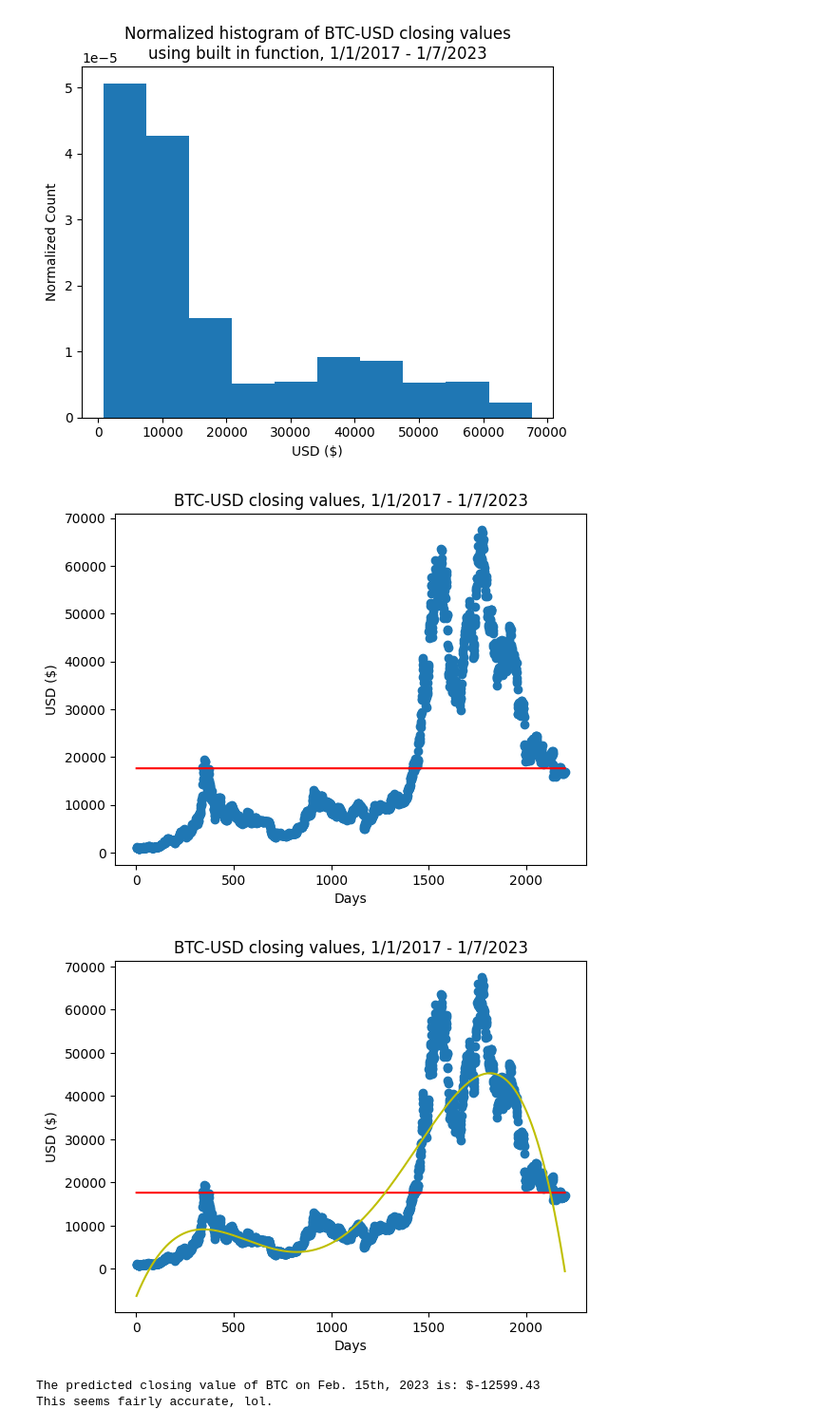
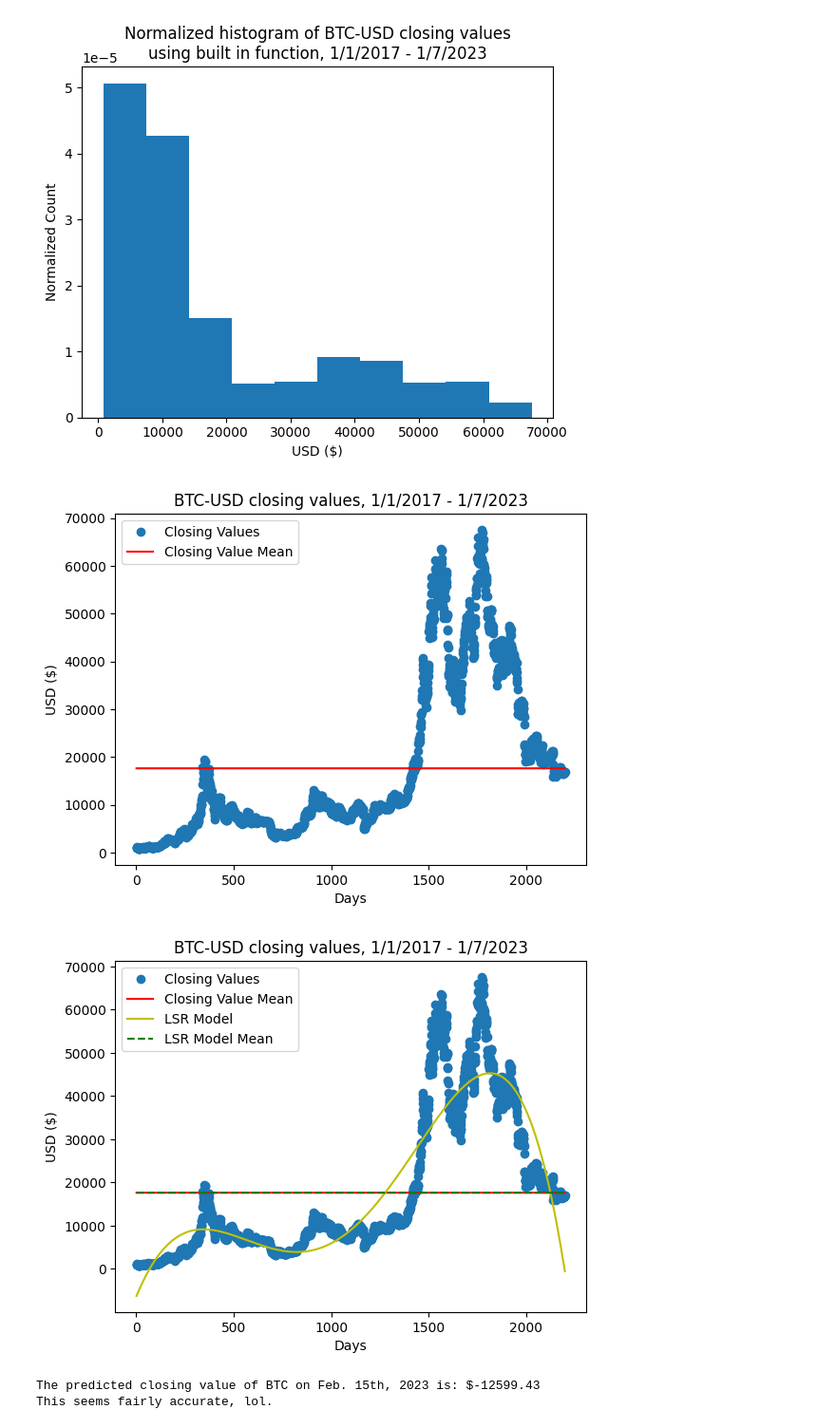
Before and after one commit to angelrodriguez0617/ECE-4850-Machine-Learning, a Jupyter notebook: project1/project1.ipynb, the cells around one changed output. Shown at 95% size. Cells and saved outputs as stored; diff of their text form; code cells hidden in the pictures.

```diff
--- a/project1/project1.ipynb
+++ b/project1/project1.ipynb
@@ -63,29 +63,34 @@ plt.show()
 [figure]
 # %%
 num_days = np.arange(1, closing_values.size + 1)
-plt.plot(num_days, closing_values, 'o')
+plt.plot(num_days, closing_values, 'o', label='Closing Values')
 plt.xlabel('Days')
 plt.ylabel('USD ($)')
 plt.title('BTC-USD closing values, 1/1/2017 - 1/7/2023')
-plt.plot(num_days, mean_cv*np.ones((closing_values.size, 1)), 'r')
+plt.plot(num_days, mean_cv*np.ones((closing_values.size, 1)), 'r', label='Closing Value Mean')
+#plt.plot(num_days, np.median(closing_values)*np.ones((closing_values.size, 1)), 'g', label='Closing Value Median')
+plt.legend()
 plt.show()
 # %% [output]
-[figure, old version]
+[figure, new version]
 # %%
 x = num_days
 X_aug = np.stack((x**5, x**4, x**3, x**2, x, np.ones((x.size))), axis=1)
 Beta = np.dot(np.dot(np.linalg.inv(np.dot(X_aug.T, X_aug)), X_aug.T), closing_values)
 # %%
 Y_hat = np.dot(X_aug, Beta)
-plt.plot(num_days, closing_values, 'o')
+mean_Y_hat = np.sum(Y_hat) / Y_hat.size
+plt.plot(num_days, closing_values, 'o', label='Closing Values')
 plt.xlabel('Days')
 plt.ylabel('USD ($)')
 plt.title('BTC-USD closing values, 1/1/2017 - 1/7/2023')
-plt.plot(num_days, mean_cv*np.ones((closing_values.size, 1)), 'r')
-plt.plot(num_days, Y_hat, 'y')
+plt.plot(num_days, mean_cv*np.ones((closing_values.size, 1)), 'r', label='Closing Value Mean')
+plt.plot(num_days, Y_hat, 'y', label='LSR Model')
+plt.plot(num_days, mean_Y_hat*np.ones((Y_hat.size, 1)), 'g', linestyle='dashed', label='LSR Model Mean')
+plt.legend()
 plt.show()
 # %% [output]
-[figure, old version]
+[figure, new version]
 # %%
 # Feb 15th, 2023 corresponds to day 2237
 x_day = 2237
```
Also changed, not shown: 4 other files.
